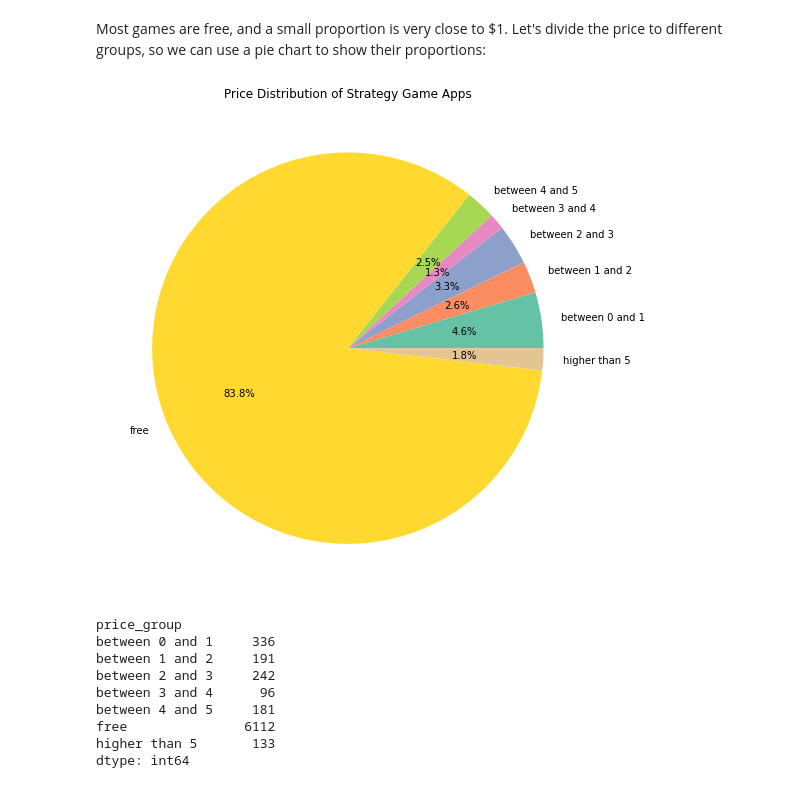
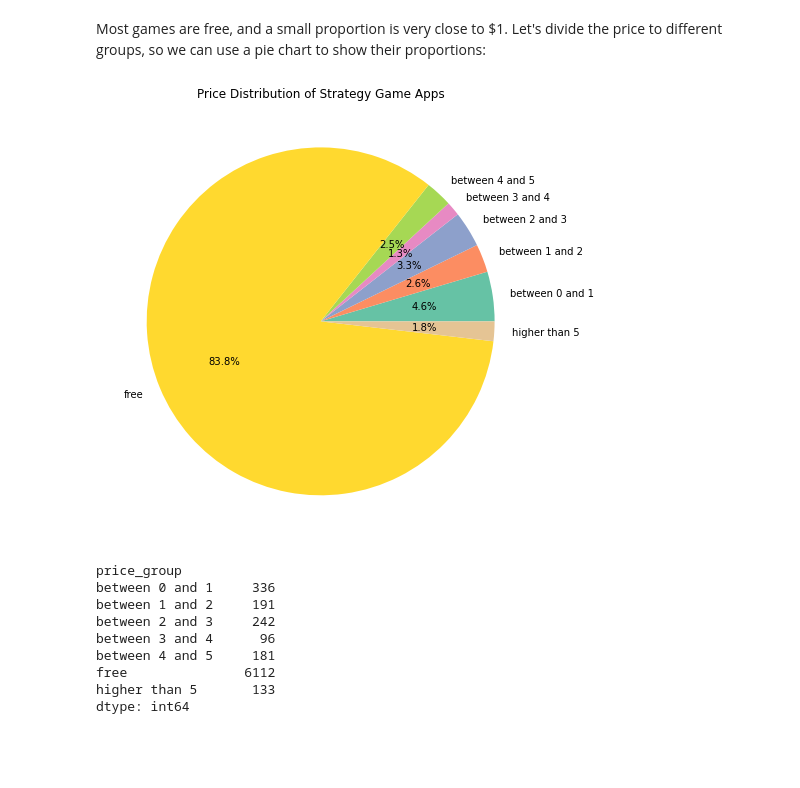
Before and after one commit to eeliuqin/data-analysis, a Jupyter notebook: project-3-mobile-strategy-games.ipynb, the cells around one changed output. Drawn from its saved outputs; the diff is of its cells as text; code cells hidden in the pictures; blank space fills up the shorter version.

```diff
--- a/project-3-mobile-strategy-games.ipynb
+++ b/project-3-mobile-strategy-games.ipynb
@@ -392,32 +392,32 @@ Most games are free, and a small proportion is very close to $1. Let's divide th
 # %%
 def get_price_group(price):
     if price == 0:
         return 'free'
     elif ((price > 0) & (price <= 1)):
         return 'between 0 and 1'
     elif ((price > 1) & (price <= 2)):
         return 'between 1 and 2'
     elif ((price > 2) & (price <= 3)):
         return 'between 2 and 3'
     elif ((price > 3) & (price <= 4)):
         return 'between 3 and 4'
     elif ((price > 4) & (price <= 5)):
         return 'between 4 and 5'
     else:
         return 'higher than 5'
 
 # Add column `price_group`
 games['price_group'] = games['price'].apply(get_price_group)
 counts = games.groupby('price_group').size()
 
 # draw a pie chart
-plt.figure(figsize=(9, 9))
+plt.figure(figsize=(8, 8))
 palette_color = sns.color_palette('Set2')
 plt.pie(counts.values, labels=counts.index, startangle=0, colors=palette_color, autopct='%1.1f%%')
 plt.title('Price Distribution of Strategy Game Apps')
 plt.show()
 # %% [output]
-[figure, old version]
+[figure, new version]
 # %%
 counts
 # %% [output]
```
Also changed, not shown: parts of 9 cells of this notebook.
